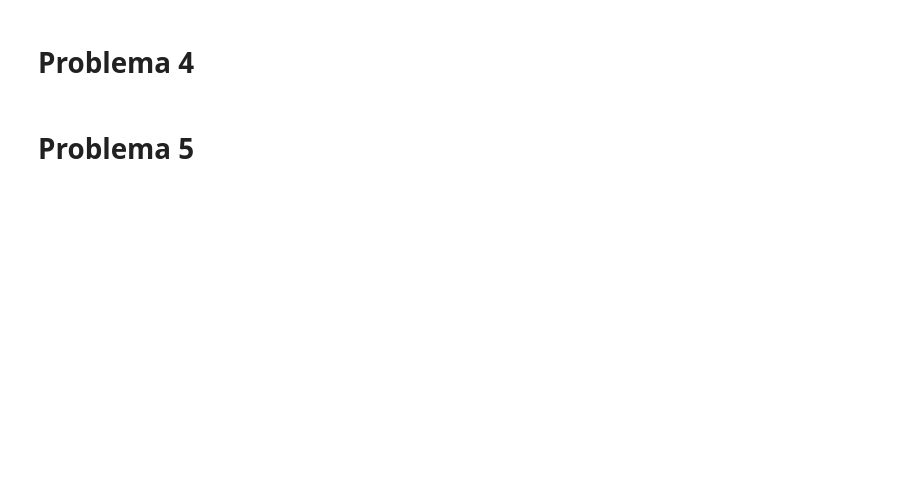
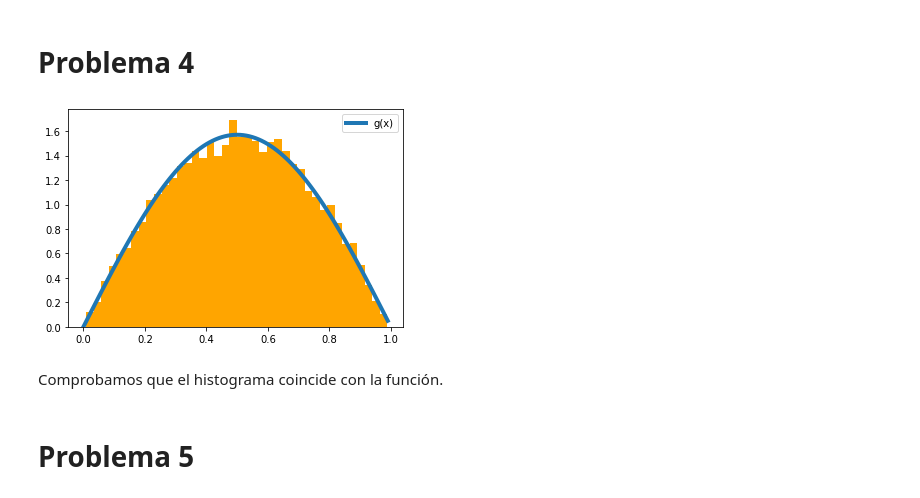
Before and after one commit to andres1999iteso/Tarea-6_ARamirez_V, a Jupyter notebook: Tarea-6_ARamirez_V.ipynb, the cells around one changed output. Drawn from its saved outputs; the diff is of its cells as text; code cells hidden in the pictures; blank space fills up the shorter version.

```diff
--- a/Tarea-6_ARamirez_V.ipynb
+++ b/Tarea-6_ARamirez_V.ipynb
@@ -54,4 +102,21 @@ y a partir de esta relación genere variables aletorias que distribuyen poisson
 # %% [markdown]
 # Problema 4
+# %%
+x = np.arange(0, 1, 0.01)
+
+puntos = 10000
+aleatorios = np.random.uniform(0, 1, puntos)
+funcion_g = lambda x: np.pi/2*np.sin(np.pi*x)
+
+funcion =  (np.arccos(-2*aleatorios+1))/(np.pi)
+
+plt.hist(funcion, 40, density = True, color = 'orange')
+plt.plot(x, funcion_g(x), label = 'g(x)', lw = 4)
+plt.legend()
+plt.show()
+# %% [output]
+[figure, added]
+# %% [markdown]
+Comprobamos que el histograma coincide con la función.
 # %% [markdown]
 # Problema 5
```
Also changed, not shown: parts of 18 cells of this notebook.
